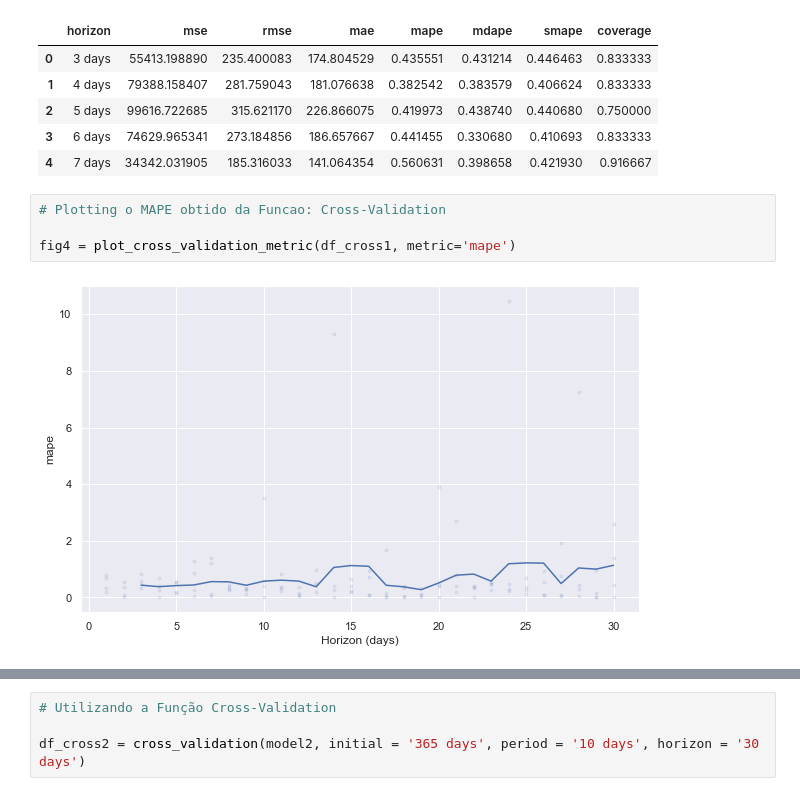
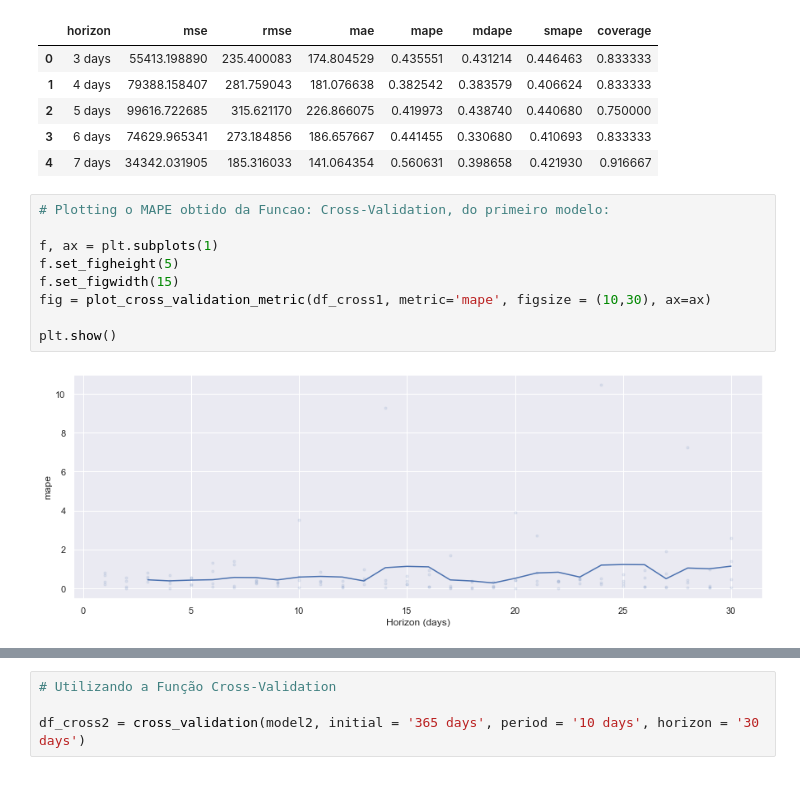
Before and after one commit to nubia-mp1211/Projeto-Final, a Jupyter notebook: ATUAL -Tratando-Vacinados e Previsoes.ipynb, the cells around one changed output, grey strips where cells are left out. Drawn from its saved outputs; the diff is of its cells as text.

```diff
--- a/ATUAL -Tratando-Vacinados e Previsoes.ipynb
+++ b/ATUAL -Tratando-Vacinados e Previsoes.ipynb
@@ -439,8 +446,13 @@ df_perform1.head()
 | 3 | 6 days | 74629.965341 | 273.184856 | 186.657667 | 0.441455 | 0.330680 | 0.410693 | 0.833333 |
 | 4 | 7 days | 34342.031905 | 185.316033 | 141.064354 | 0.560631 | 0.398658 | 0.421930 | 0.916667 |
 # %%
-# Plotting o MAPE obtido da Funcao: Cross-Validation
+# Plotting o MAPE obtido da Funcao: Cross-Validation, do primeiro modelo:
 
-fig4 = plot_cross_validation_metric(df_cross1, metric='mape')
+f, ax = plt.subplots(1)
+f.set_figheight(5)
+f.set_figwidth(15)
+fig = plot_cross_validation_metric(df_cross1, metric='mape', figsize = (10,30), ax=ax)
+
+plt.show()
 # %% [output]
-[figure, old version]
+[figure, new version]
```
Also changed, not shown: parts of 72 cells of this notebook.
